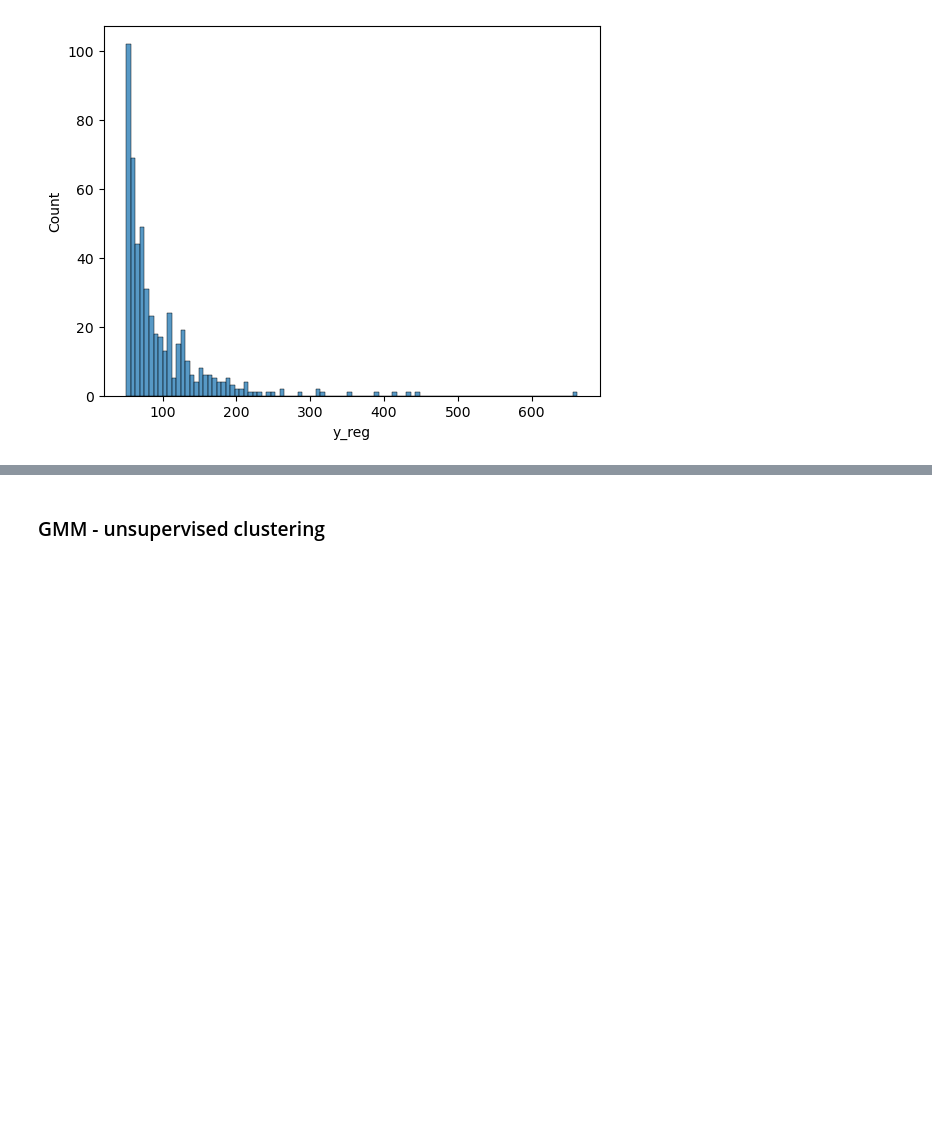
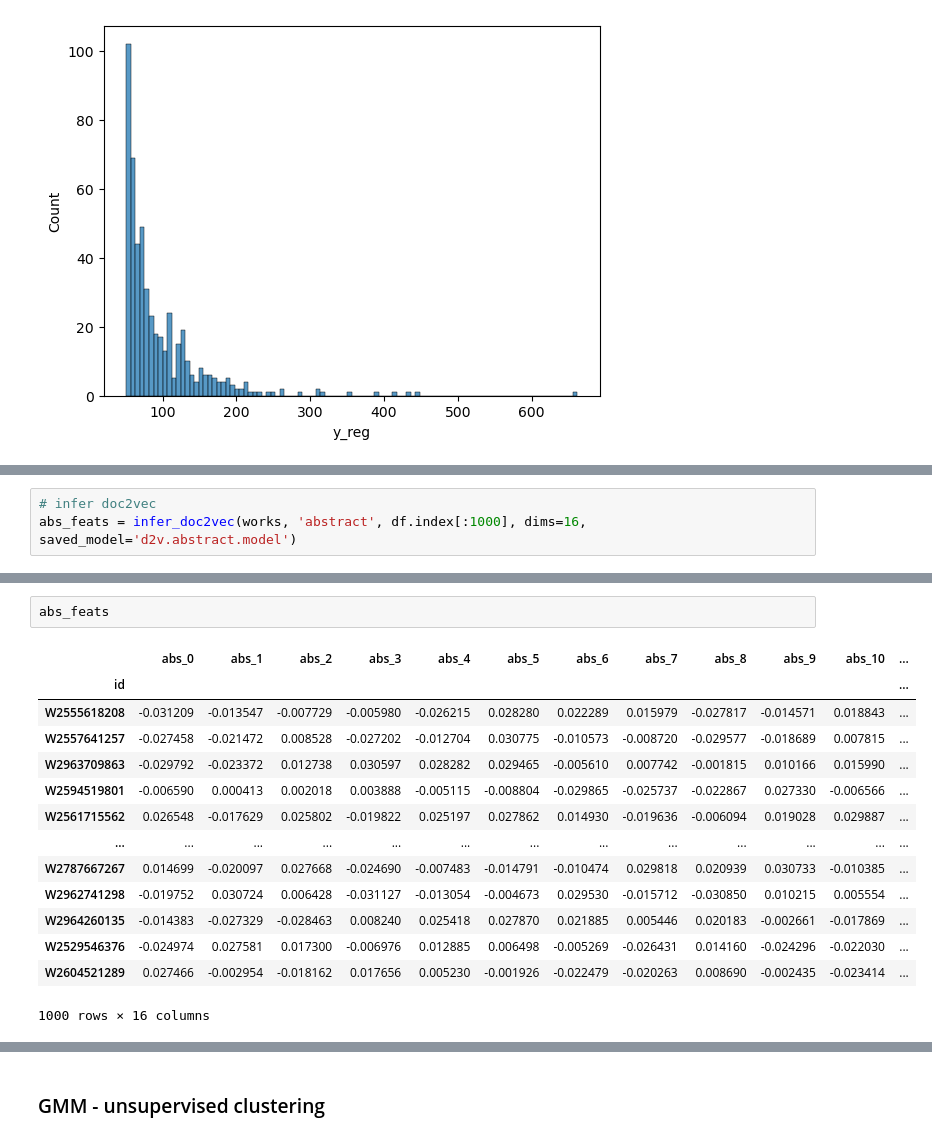
Before and after one commit to gtmdotme/citation_prediction, a Jupyter notebook: feature-extraction-gtm.ipynb, the cells around one changed output, grey strips where cells are left out. Saved outputs shown, nothing was run; the diff lists cells and outputs as text; blank space fills up the shorter version.

Commit message:
added abstract feats via doc2vec training and inference code

```diff
--- a/feature-extraction-gtm.ipynb
+++ b/feature-extraction-gtm.ipynb
@@ -120,0 +265,3 @@ Name: y_reg, dtype: float64
+# %%
+# infer doc2vec
+abs_feats = infer_doc2vec(works, 'abstract', df.index[:1000], dims=16, saved_model='d2v.abstract.model')
@@ -120,0 +284,17 @@ Name: y_reg, dtype: float64
+# %%
+abs_feats
+# %% [output]
+|  | abs_0 | abs_1 | abs_2 | abs_3 | abs_4 | abs_5 | abs_6 | abs_7 | abs_8 | abs_9 | abs_10 | ... |
+| id |  |  |  |  |  |  |  |  |  |  |  | ... |
+| W2555618208 | -0.031209 | -0.013547 | -0.007729 | -0.005980 | -0.026215 | 0.028280 | 0.022289 | 0.015979 | -0.027817 | -0.014571 | 0.018843 | ... |
+| W2557641257 | -0.027458 | -0.021472 | 0.008528 | -0.027202 | -0.012704 | 0.030775 | -0.010573 | -0.008720 | -0.029577 | -0.018689 | 0.007815 | ... |
+| W2963709863 | -0.029792 | -0.023372 | 0.012738 | 0.030597 | 0.028282 | 0.029465 | -0.005610 | 0.007742 | -0.001815 | 0.010166 | 0.015990 | ... |
+| W2594519801 | -0.006590 | 0.000413 | 0.002018 | 0.003888 | -0.005115 | -0.008804 | -0.029865 | -0.025737 | -0.022867 | 0.027330 | -0.006566 | ... |
+| W2561715562 | 0.026548 | -0.017629 | 0.025802 | -0.019822 | 0.025197 | 0.027862 | 0.014930 | -0.019636 | -0.006094 | 0.019028 | 0.029887 | ... |
+| ... | ... | ... | ... | ... | ... | ... | ... | ... | ... | ... | ... | ... |
+| W2787667267 | 0.014699 | -0.020097 | 0.027668 | -0.024690 | -0.007483 | -0.014791 | -0.010474 | 0.029818 | 0.020939 | 0.030733 | -0.010385 | ... |
+| W2962741298 | -0.019752 | 0.030724 | 0.006428 | -0.031127 | -0.013054 | -0.004673 | 0.029530 | -0.015712 | -0.030850 | 0.010215 | 0.005554 | ... |
+| W2964260135 | -0.014383 | -0.027329 | -0.028463 | 0.008240 | 0.025418 | 0.027870 | 0.021885 | 0.005446 | 0.020183 | -0.002661 | -0.017869 | ... |
+| W2529546376 | -0.024974 | 0.027581 | 0.017300 | -0.006976 | 0.012885 | 0.006498 | -0.005269 | -0.026431 | 0.014160 | -0.024296 | -0.022030 | ... |
+| W2604521289 | 0.027466 | -0.002954 | -0.018162 | 0.017656 | 0.005230 | -0.001926 | -0.022479 | -0.020263 | 0.008690 | -0.002435 | -0.023414 | ... |
+1000 rows × 16 columns
```
Also changed, not shown: parts of 20 cells of this notebook, 2 other files.
